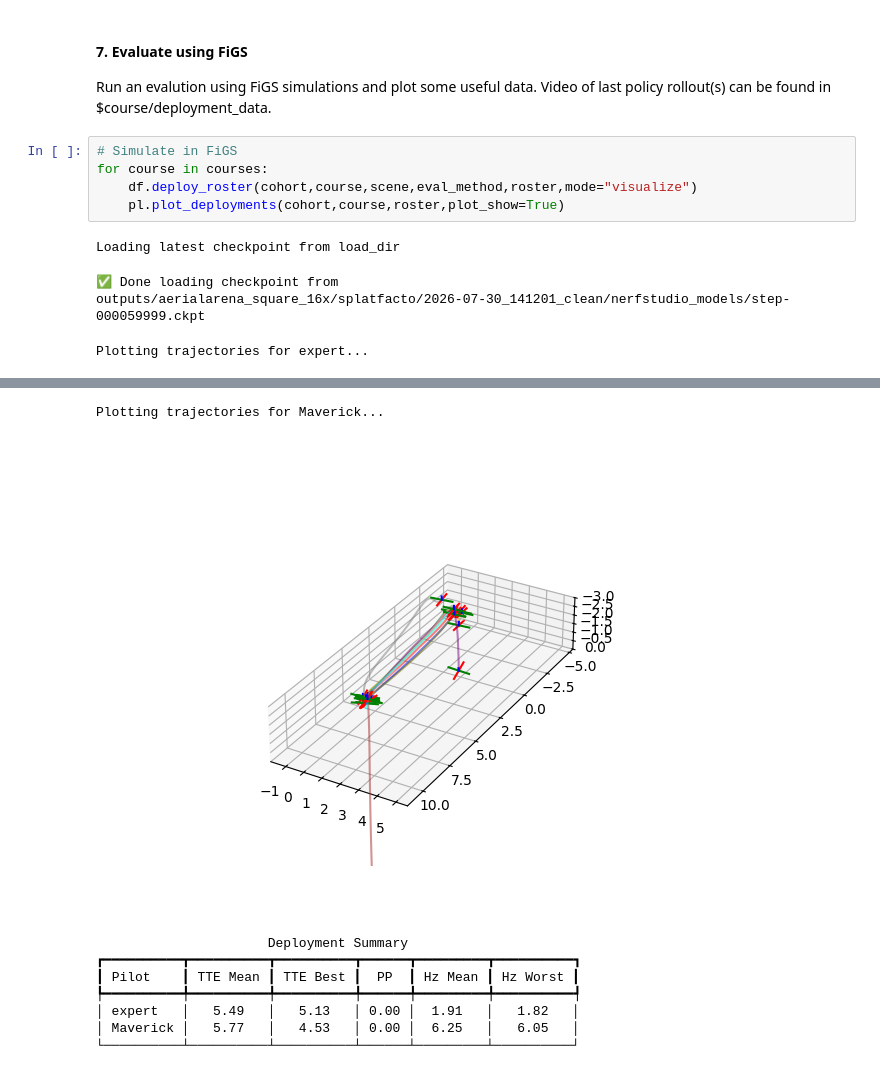
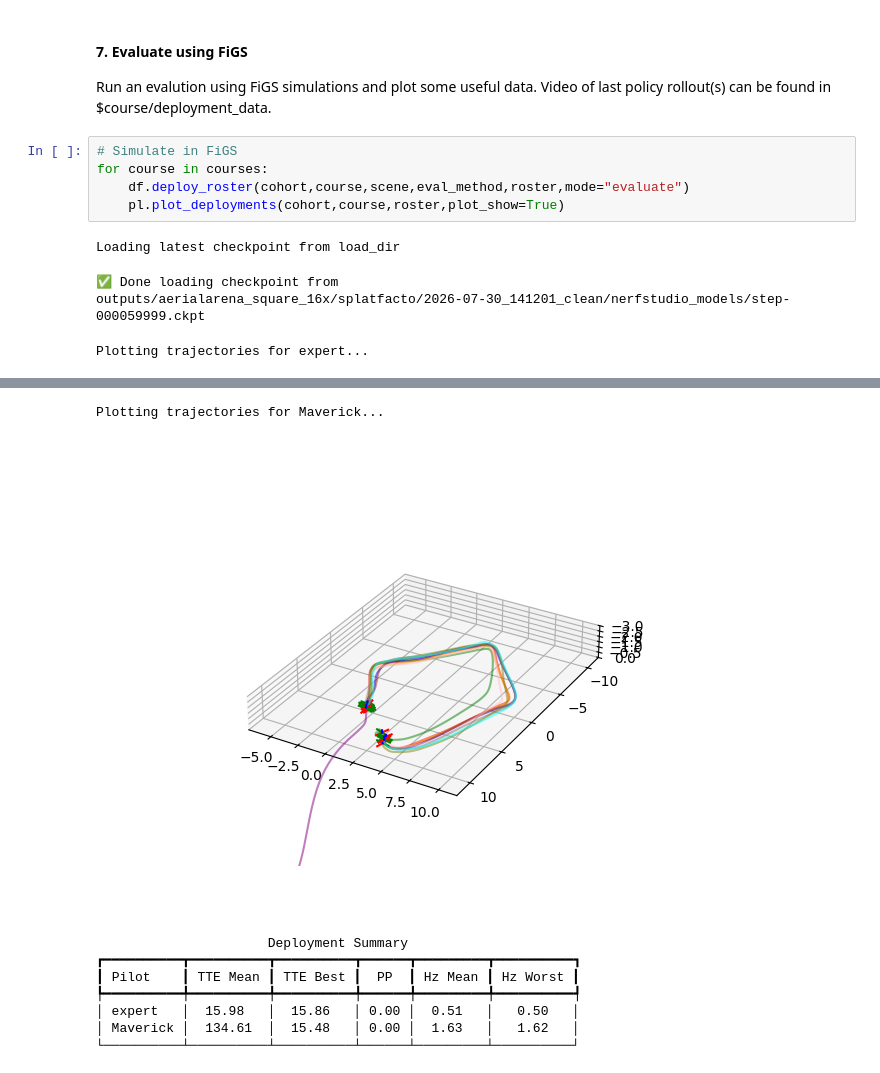
Before and after one commit to sdencanted/SousVide, a Jupyter notebook: notebooks/sous_vide_examples.ipynb, the cells around one changed output, grey strips where cells are left out. Cells and saved outputs as stored; diff of their text form.

```diff
--- a/notebooks/sous_vide_examples.ipynb
+++ b/notebooks/sous_vide_examples.ipynb
@@ -173,7 +190,7 @@ Run an evalution using FiGS simulations and plot some useful data. Video of last
 # %%
 # Simulate in FiGS
 for course in courses:
-    df.deploy_roster(cohort,course,scene,eval_method,roster,mode="visualize")
+    df.deploy_roster(cohort,course,scene,eval_method,roster,mode="evaluate")
     pl.plot_deployments(cohort,course,roster,plot_show=True)
 # %% [output]
 Loading latest checkpoint from load_dir
@@ -184,9 +201,9 @@ Plotting trajectories for expert...
 Plotting trajectories for Maverick...
-[figure, old version]
+[figure, new version]
                       Deployment Summary
 ┏━━━━━━━━━━┳━━━━━━━━━━┳━━━━━━━━━━┳━━━━━━┳━━━━━━━━━┳━━━━━━━━━━┓
 ┃ Pilot    ┃ TTE Mean ┃ TTE Best ┃  PP  ┃ Hz Mean ┃ Hz Worst ┃
 ┡━━━━━━━━━━╇━━━━━━━━━━╇━━━━━━━━━━╇━━━━━━╇━━━━━━━━━╇━━━━━━━━━━┩
-│ expert   │   5.49   │   5.13   │ 0.00 │  1.91   │   1.82   │
-│ Maverick │   5.77   │   4.53   │ 0.00 │  6.25   │   6.05   │
+│ expert   │  15.98   │  15.86   │ 0.00 │  0.51   │   0.50   │
+│ Maverick │  134.61  │  15.48   │ 0.00 │  1.63   │   1.62   │
 └──────────┴──────────┴──────────┴──────┴─────────┴──────────┘
```
Also changed, not shown: parts of 7 cells of this notebook, 4 other files.
